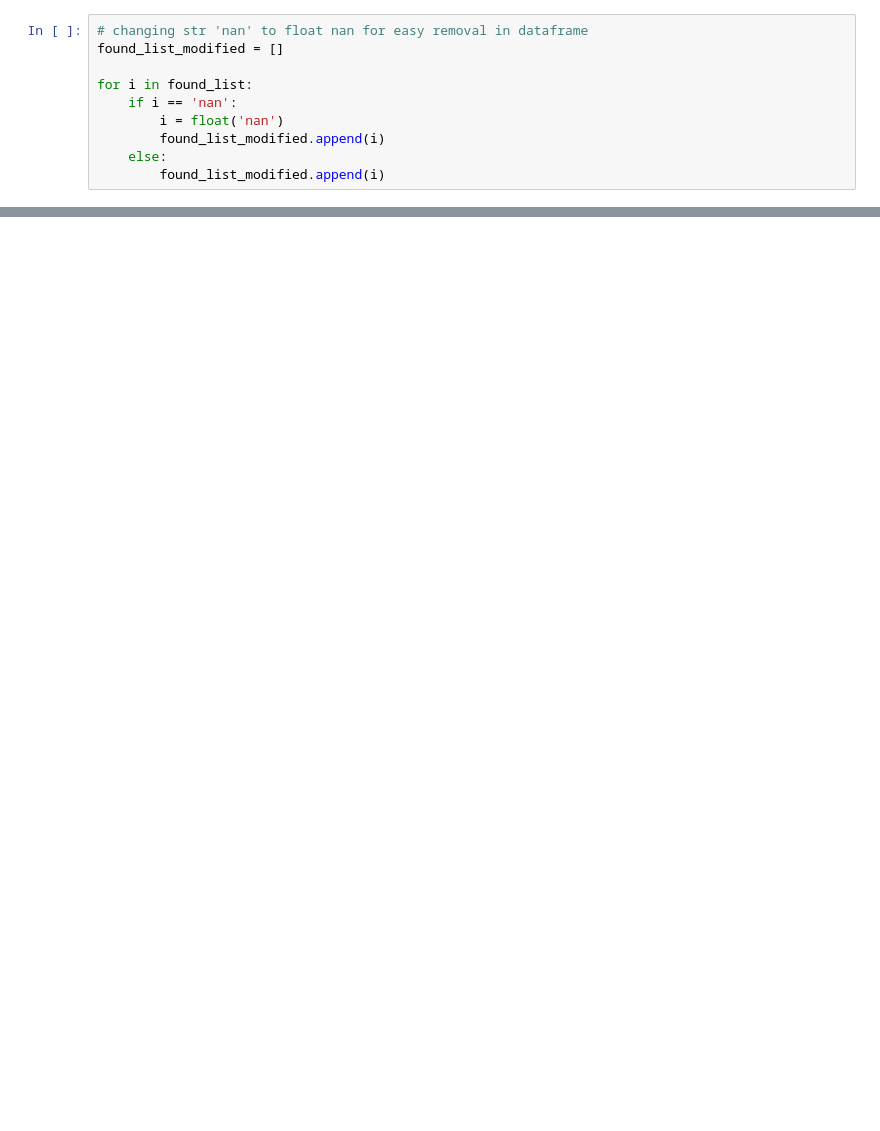
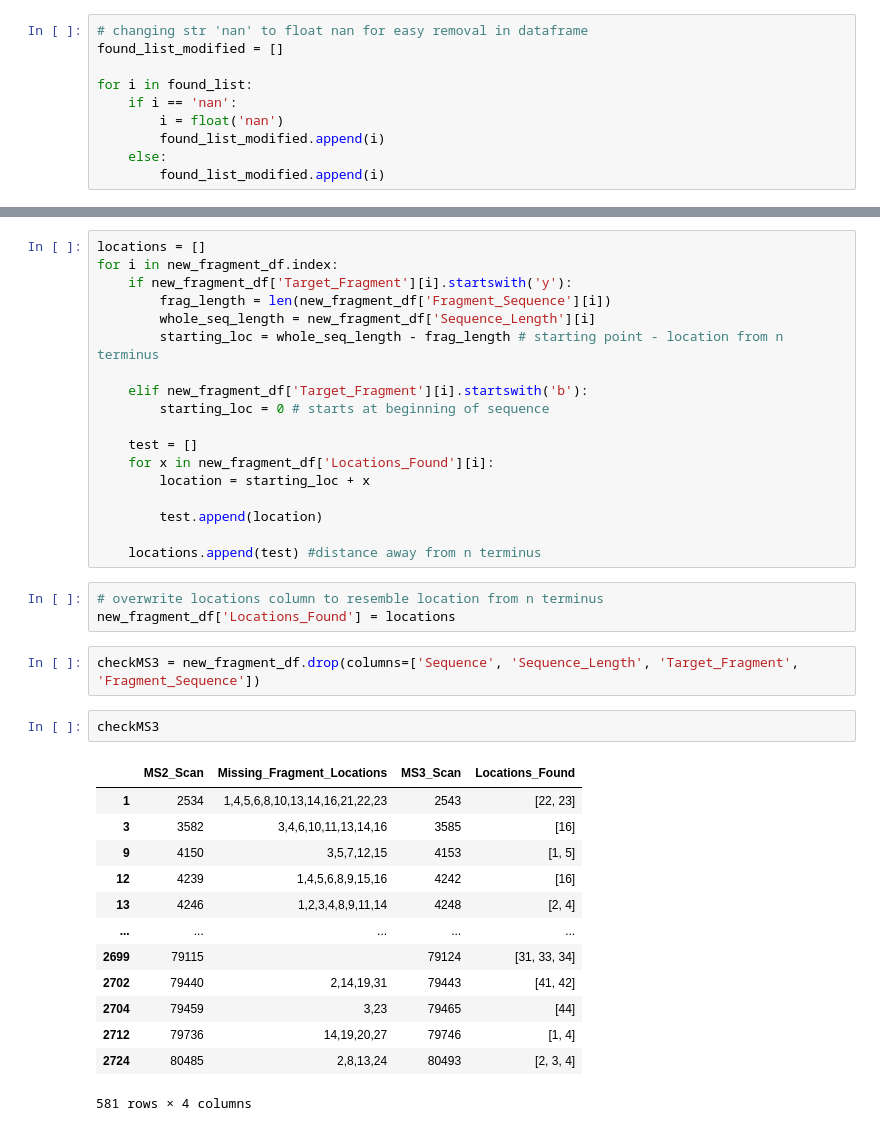
Before and after one commit to miaruppel/DeNovo, a Jupyter notebook: DeNovo_main.ipynb, the cells around one changed output, grey strips where cells are left out. Drawn from its saved outputs; the diff is of its cells as text; blank space fills up the shorter version.

```diff
--- a/DeNovo_main.ipynb
+++ b/DeNovo_main.ipynb
@@ -509,0 +591,39 @@ checktargets_df.drop(index=ms3no_help)
+# %%
+locations = []
+for i in new_fragment_df.index:
+    if new_fragment_df['Target_Fragment'][i].startswith('y'):
+        frag_length = len(new_fragment_df['Fragment_Sequence'][i])
+        whole_seq_length = new_fragment_df['Sequence_Length'][i]
+        starting_loc = whole_seq_length - frag_length # starting point - location from n terminus
+
+    elif new_fragment_df['Target_Fragment'][i].startswith('b'):
+        starting_loc = 0 # starts at beginning of sequence
+
+    test = []
+    for x in new_fragment_df['Locations_Found'][i]:
+        location = starting_loc + x
+
+        test.append(location)
+
+    locations.append(test) #distance away from n terminus
+# %%
+# overwrite locations column to resemble location from n terminus
+new_fragment_df['Locations_Found'] = locations
+# %%
+checkMS3 = new_fragment_df.drop(columns=['Sequence', 'Sequence_Length', 'Target_Fragment', 'Fragment_Sequence'])
+# %%
+checkMS3
+# %% [output]
+|  | MS2_Scan | Missing_Fragment_Locations | MS3_Scan | Locations_Found |
+| 1 | 2534 | 1,4,5,6,8,10,13,14,16,21,22,23 | 2543 | [22, 23] |
+| 3 | 3582 | 3,4,6,10,11,13,14,16 | 3585 | [16] |
+| 9 | 4150 | 3,5,7,12,15 | 4153 | [1, 5] |
+| 12 | 4239 | 1,4,5,6,8,9,15,16 | 4242 | [16] |
+| 13 | 4246 | 1,2,3,4,8,9,11,14 | 4248 | [2, 4] |
+| ... | ... | ... | ... | ... |
+| 2699 | 79115 |  | 79124 | [31, 33, 34] |
+| 2702 | 79440 | 2,14,19,31 | 79443 | [41, 42] |
+| 2704 | 79459 | 3,23 | 79465 | [44] |
+| 2712 | 79736 | 14,19,20,27 | 79746 | [1, 4] |
+| 2724 | 80485 | 2,8,13,24 | 80493 | [2, 3, 4] |
+581 rows × 4 columns
```
Also changed, not shown: parts of 18 cells of this notebook.
